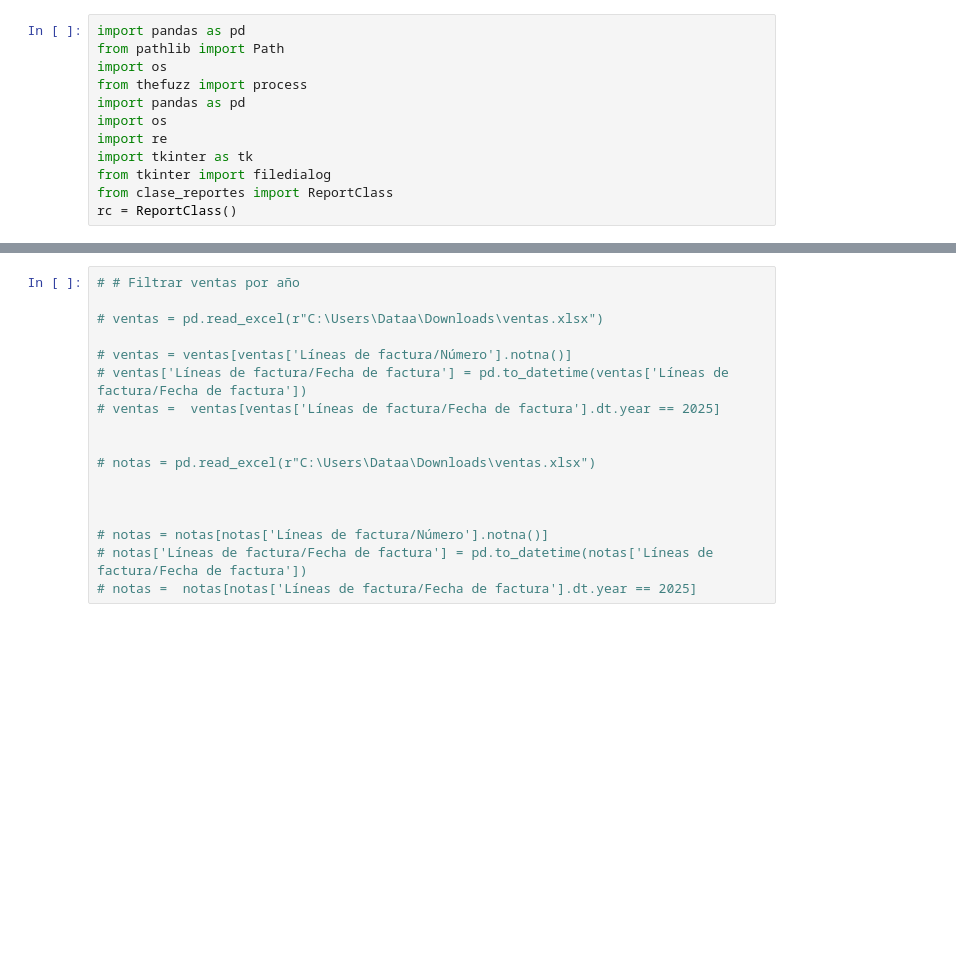
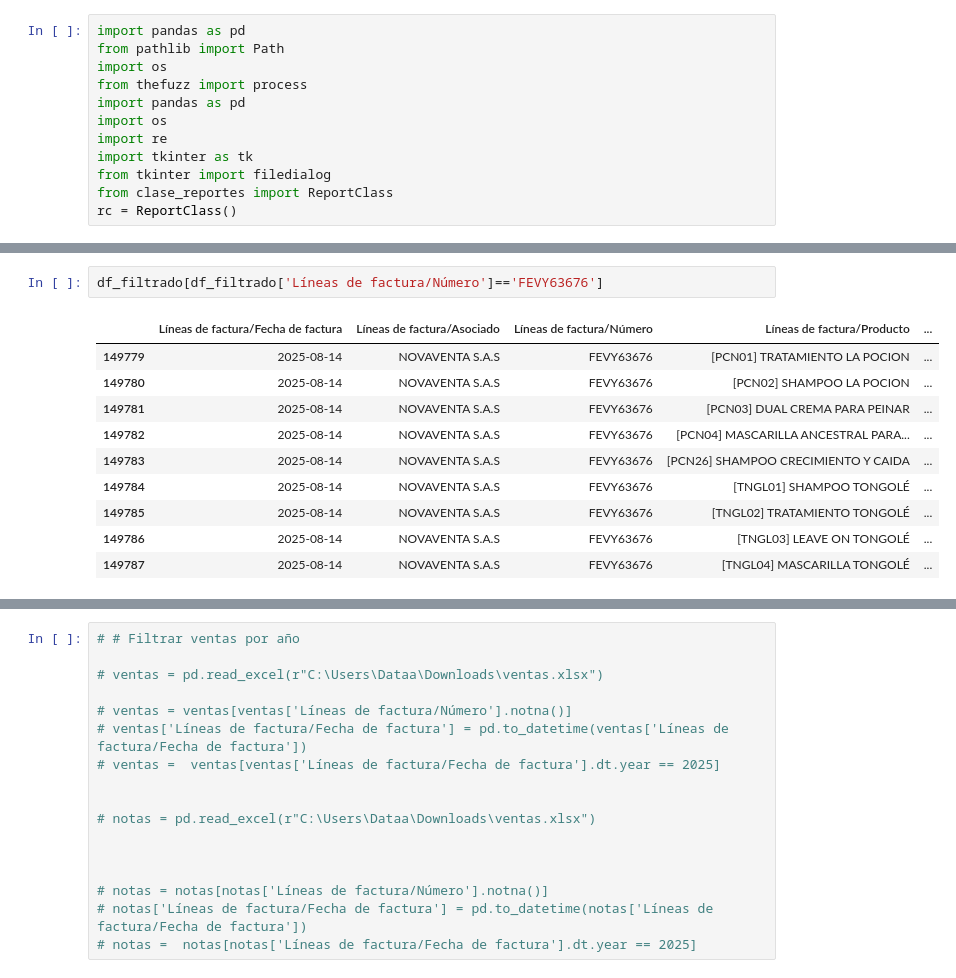
Before and after one commit to la-pocion-code/analisis_datos, a Jupyter notebook: pruebas.ipynb, the cells around one changed output, grey strips where cells are left out. Saved outputs shown, nothing was run; the diff lists cells and outputs as text; blank space fills up the shorter version.

```diff
--- a/pruebas.ipynb
+++ b/pruebas.ipynb
@@ -12,0 +148,13 @@ rc = ReportClass()
+# %%
+df_filtrado[df_filtrado['Líneas de factura/Número']=='FEVY63676']
+# %% [output]
+|  | Líneas de factura/Fecha de factura | Líneas de factura/Asociado | Líneas de factura/Número | Líneas de factura/Producto | ... |
+| 149779 | 2025-08-14 | NOVAVENTA S.A.S | FEVY63676 | [PCN01] TRATAMIENTO LA POCION | ... |
+| 149780 | 2025-08-14 | NOVAVENTA S.A.S | FEVY63676 | [PCN02] SHAMPOO LA POCION | ... |
+| 149781 | 2025-08-14 | NOVAVENTA S.A.S | FEVY63676 | [PCN03] DUAL CREMA PARA PEINAR | ... |
+| 149782 | 2025-08-14 | NOVAVENTA S.A.S | FEVY63676 | [PCN04] MASCARILLA ANCESTRAL PARA... | ... |
+| 149783 | 2025-08-14 | NOVAVENTA S.A.S | FEVY63676 | [PCN26] SHAMPOO CRECIMIENTO Y CAIDA | ... |
+| 149784 | 2025-08-14 | NOVAVENTA S.A.S | FEVY63676 | [TNGL01] SHAMPOO TONGOLÉ | ... |
+| 149785 | 2025-08-14 | NOVAVENTA S.A.S | FEVY63676 | [TNGL02] TRATAMIENTO TONGOLÉ | ... |
+| 149786 | 2025-08-14 | NOVAVENTA S.A.S | FEVY63676 | [TNGL03] LEAVE ON TONGOLÉ | ... |
+| 149787 | 2025-08-14 | NOVAVENTA S.A.S | FEVY63676 | [TNGL04] MASCARILLA TONGOLÉ | ... |
```
Also changed, not shown: parts of 9 cells of this notebook, 2 other files.
